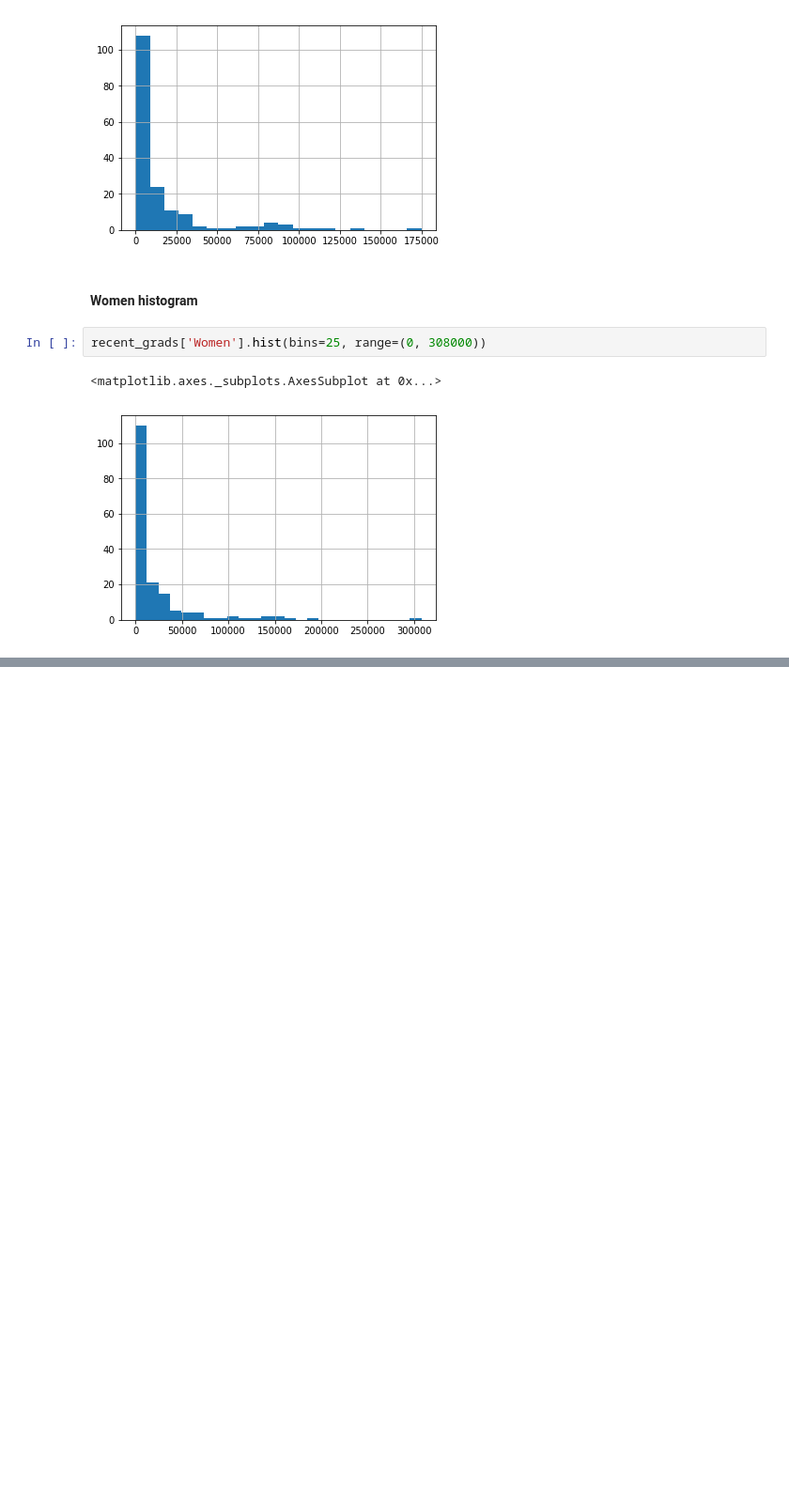
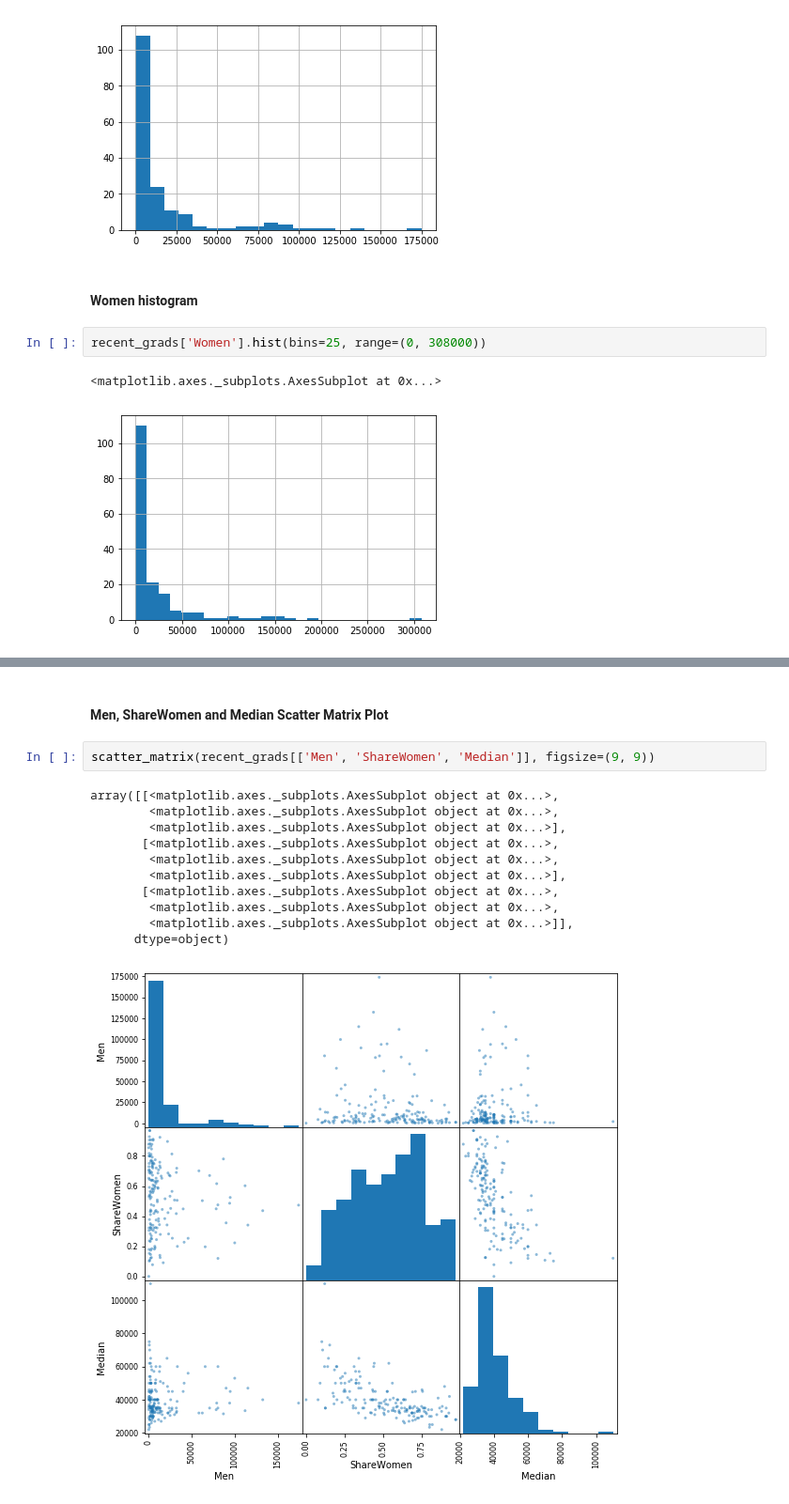
Before and after one commit to txkhaund/Dataquest_DS_path, a Jupyter notebook: Projects/4. Visualizing Earnings Based On College Majors.ipynb, the cells around one changed output, grey strips where cells are left out. Shown: that part at 94% size. Cells and saved outputs as stored; diff of their text form; blank space fills up the shorter version.

```diff
--- a/Projects/4. Visualizing Earnings Based On College Majors.ipynb
+++ b/Projects/4. Visualizing Earnings Based On College Majors.ipynb
@@ -211,0 +271,16 @@ It is about 57-43 ratio of men-women
+# %% [markdown]
+#### Men, ShareWomen and Median Scatter Matrix Plot
+# %%
+scatter_matrix(recent_grads[['Men', 'ShareWomen', 'Median']], figsize=(9, 9))
+# %% [output]
+array([[<matplotlib.axes._subplots.AxesSubplot object at 0x...>,
+        <matplotlib.axes._subplots.AxesSubplot object at 0x...>,
+        <matplotlib.axes._subplots.AxesSubplot object at 0x...>],
+       [<matplotlib.axes._subplots.AxesSubplot object at 0x...>,
+        <matplotlib.axes._subplots.AxesSubplot object at 0x...>,
+        <matplotlib.axes._subplots.AxesSubplot object at 0x...>],
+       [<matplotlib.axes._subplots.AxesSubplot object at 0x...>,
+        <matplotlib.axes._subplots.AxesSubplot object at 0x...>,
+        <matplotlib.axes._subplots.AxesSubplot object at 0x...>]],
+      dtype=object)
+[figure, added]
```
Also changed, not shown: parts of 14 cells of this notebook.
